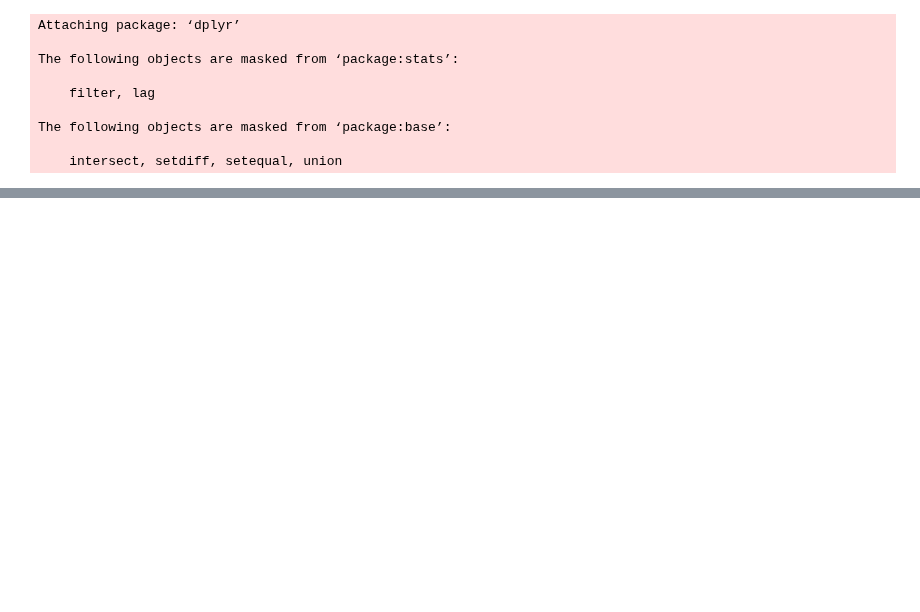
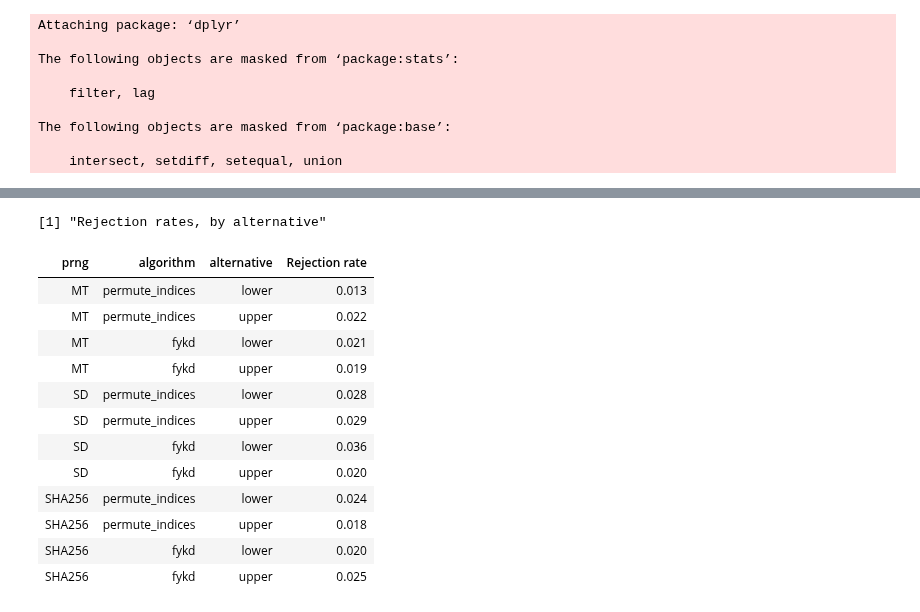
Before and after one commit to kellieotto/prngs-and-permutations, a Jupyter notebook: Code/SPRT/results/derangement_results.ipynb, the cells around one changed output, grey strips where cells are left out. Drawn from its saved outputs; the diff is of its cells as text; code cells hidden in the pictures; blank space fills up the shorter version.

```diff
--- a/Code/SPRT/results/derangement_results.ipynb
+++ b/Code/SPRT/results/derangement_results.ipynb
@@ -110 +133,19 @@ str(res)
+# %%
+print("Rejection rates, by alternative")
+res %>% group_by(prng, algorithm, alternative) %>% summarise("Rejection rate" = mean(decision == "1"))
+# %% [output]
+[1] "Rejection rates, by alternative"
+| prng | algorithm | alternative | Rejection rate |
+| MT | permute_indices | lower | 0.013 |
+| MT | permute_indices | upper | 0.022 |
+| MT | fykd | lower | 0.021 |
+| MT | fykd | upper | 0.019 |
+| SD | permute_indices | lower | 0.028 |
+| SD | permute_indices | upper | 0.029 |
+| SD | fykd | lower | 0.036 |
+| SD | fykd | upper | 0.020 |
+| SHA256 | permute_indices | lower | 0.024 |
+| SHA256 | permute_indices | upper | 0.018 |
+| SHA256 | fykd | lower | 0.020 |
+| SHA256 | fykd | upper | 0.025 |
 # %%
```
Also changed, not shown: parts of 8 cells of this notebook.
